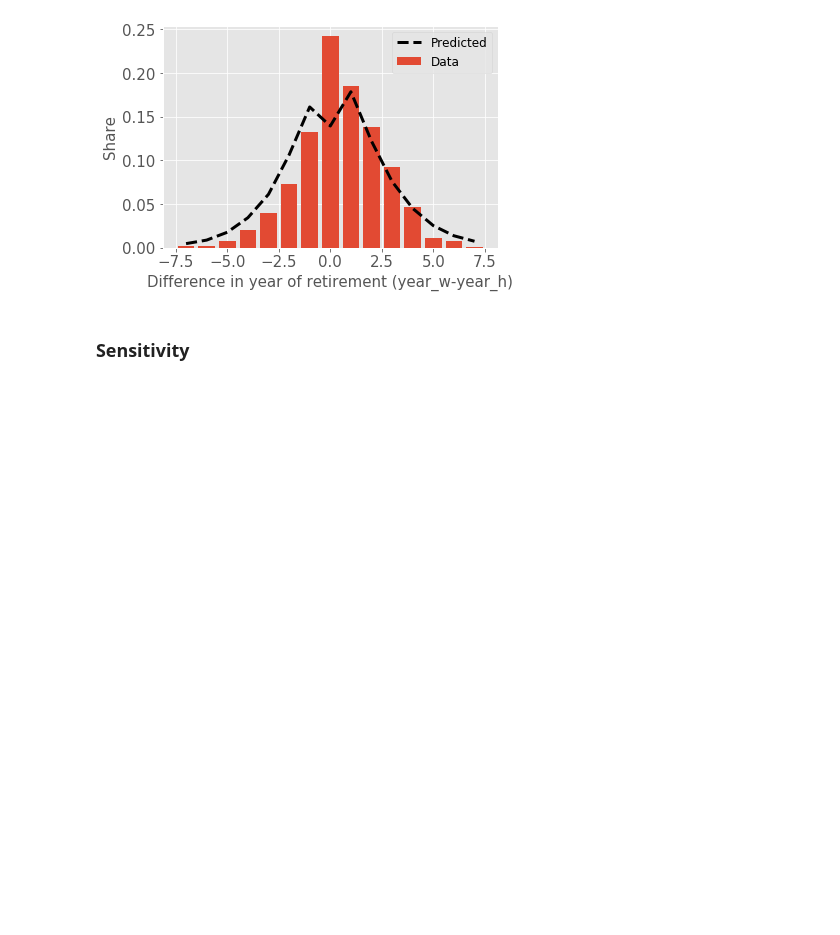
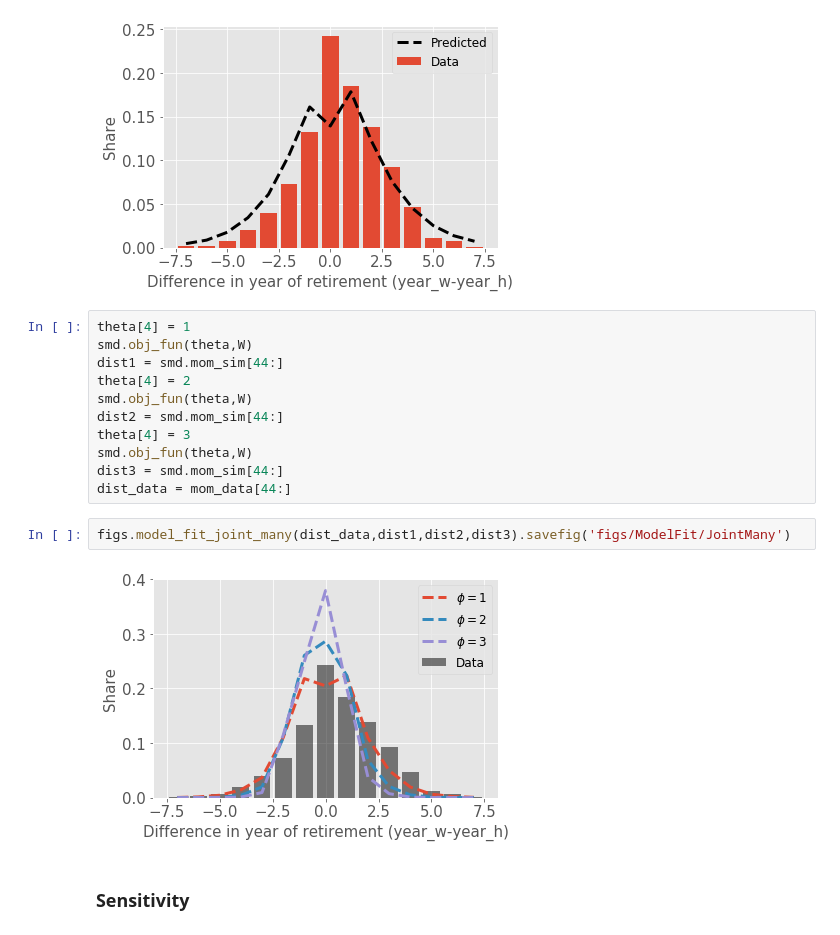
Before and after one commit to mathiassunesen/Speciale_retirement, a Jupyter notebook: Main/MSM_real.ipynb, the cells around one changed output. Drawn from its saved outputs; the diff is of its cells as text; blank space fills up the shorter version.

```diff
--- a/Main/MSM_real.ipynb
+++ b/Main/MSM_real.ipynb
@@ -125,6 +125,21 @@ figs.model_fit_joint(smd).savefig('figs/ModelFit/Joint')
 [figure]
 [figure]
 [figure]
+# %%
+theta[4] = 1
+smd.obj_fun(theta,W)
+dist1 = smd.mom_sim[44:]
+theta[4] = 2
+smd.obj_fun(theta,W)
+dist2 = smd.mom_sim[44:]
+theta[4] = 3
+smd.obj_fun(theta,W)
+dist3 = smd.mom_sim[44:]
+dist_data = mom_data[44:]
+# %%
+figs.model_fit_joint_many(dist_data,dist1,dist2,dist3).savefig('figs/ModelFit/JointMany')
+# %% [output]
+[figure, added]
 # %% [markdown]
 ### Sensitivity
 # %%
```
Also changed, not shown: parts of 5 cells of this notebook, 23 other files.
